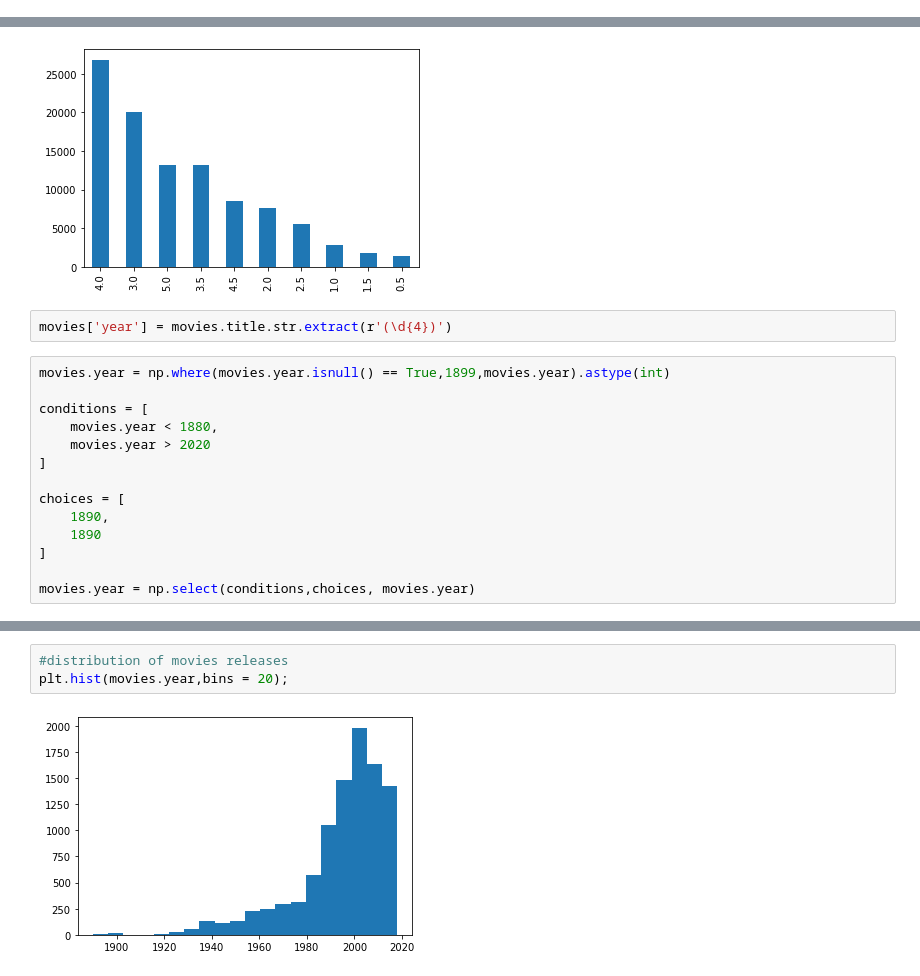
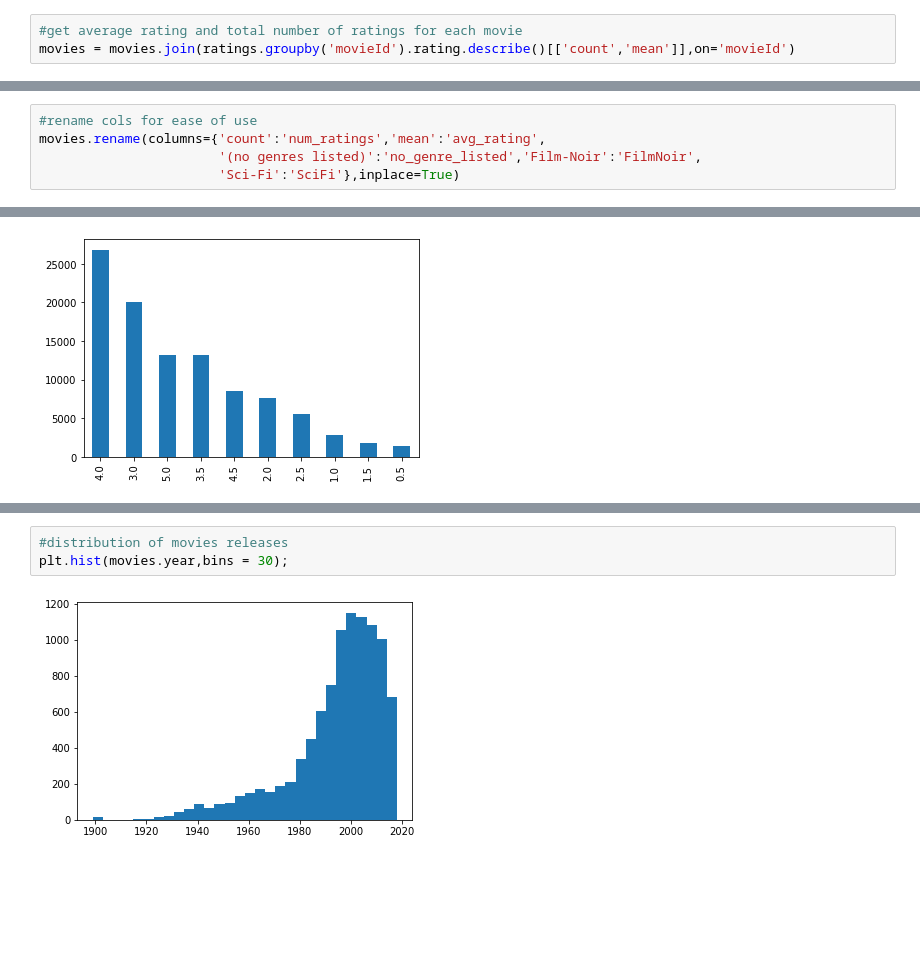
Before and after one commit to mitkrieg/movie-recommender, a Jupyter notebook: index.ipynb, the cells around one changed output, grey strips where cells are left out. Saved outputs shown, nothing was run; the diff lists cells and outputs as text; blank space fills up the shorter version.

```diff
--- a/index.ipynb
+++ b/index.ipynb
@@ -49 +53,4 @@ ratings.head()
+# %%
+#get average rating and total number of ratings for each movie
+movies = movies.join(ratings.groupby('movieId').rating.describe()[['count','mean']],on='movieId')
 # %%
@@ -66,3 +60,8 @@ movies.head(10)
+# %%
+#rename cols for ease of use
+movies.rename(columns={'count':'num_ratings','mean':'avg_rating',
+                       '(no genres listed)':'no_genre_listed','Film-Noir':'FilmNoir',
+                       'Sci-Fi':'SciFi'},inplace=True)
 # %%
 #distribution of grenres, high imbalance, will be much easier to guess drama, comedy, because of size, but also
 # may not be specific enough to make quality reccomendations
@@ -78,19 +77,3 @@ ratings.rating.value_counts().plot(kind='bar')
 # %% [output]
 <matplotlib.axes._subplots.AxesSubplot at 0x...>
 [figure]
-# %%
-movies['year'] = movies.title.str.extract(r'(\d{4})')
-# %%
-movies.year = np.where(movies.year.isnull() == True,1899,movies.year).astype(int)
-
-conditions = [
-    movies.year < 1880,
-    movies.year > 2020
-]
-
-choices = [
-    1890,
-    1890
-]
-
-movies.year = np.select(conditions,choices, movies.year)
@@ -111,5 +80,5 @@ Name: year, dtype: int64
 # %%
 #distribution of movies releases
-plt.hist(movies.year,bins = 20);
+plt.hist(movies.year,bins = 30);
 # %% [output]
-[figure, old version]
+[figure, new version]
```
Also changed, not shown: parts of 14 cells of this notebook.
